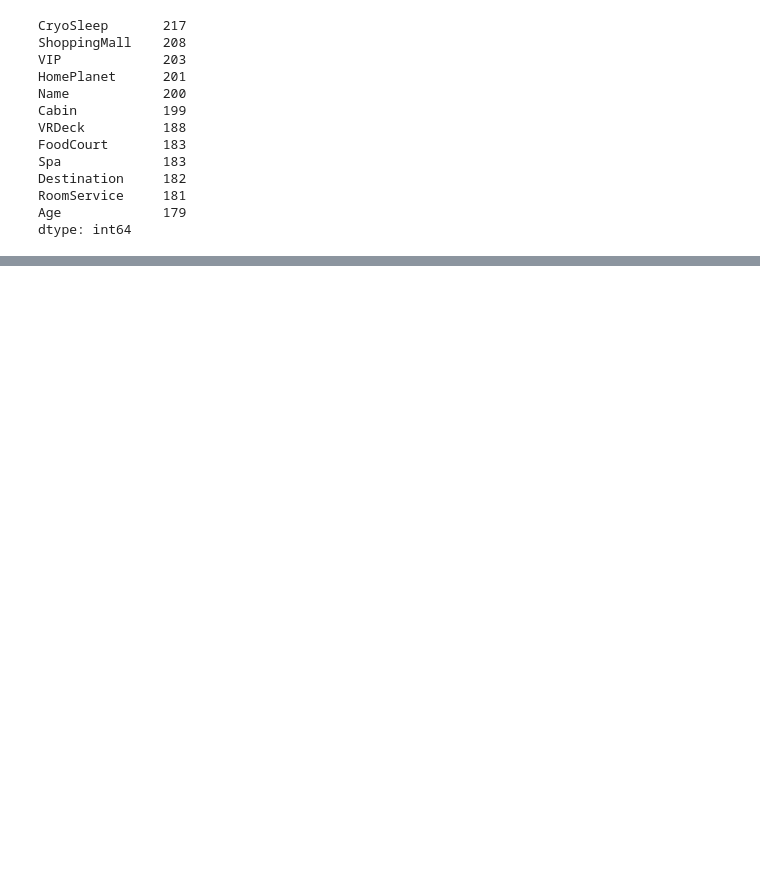
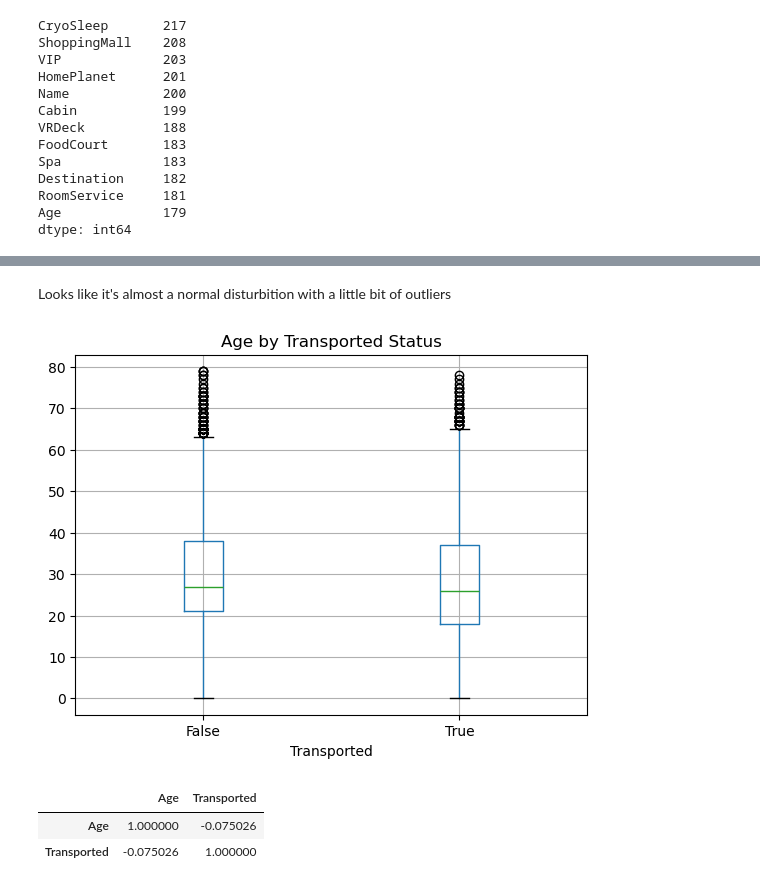
Before and after one commit to NirMarc/kaggle, a Jupyter notebook: spaceship-titanic/notebooks/01_eda.ipynb, the cells around one changed output, grey strips where cells are left out. Cells and saved outputs as stored; diff of their text form; code cells hidden in the pictures; blank space fills up the shorter version.

```diff
--- a/spaceship-titanic/notebooks/01_eda.ipynb
+++ b/spaceship-titanic/notebooks/01_eda.ipynb
@@ -123,0 +115,15 @@ dtype: int64
+# %% [markdown]
+Looks like it's almost a normal disturbition with a little bit of outliers
+# %%
+train.boxplot(column="Age", by="Transported")
+plt.suptitle('')
+plt.title("Age by Transported Status")
+plt.show()
+# %% [output]
+[figure, added]
+# %%
+train[["Age", "Transported"]].corr()
+# %% [output]
+|  | Age | Transported |
+| Age | 1.000000 | -0.075026 |
+| Transported | -0.075026 | 1.000000 |
```
Also changed, not shown: parts of 28 cells of this notebook, 1 other file.
